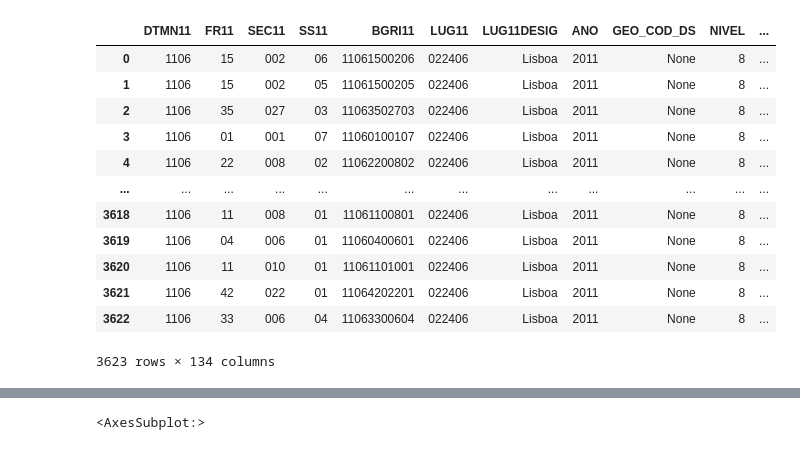
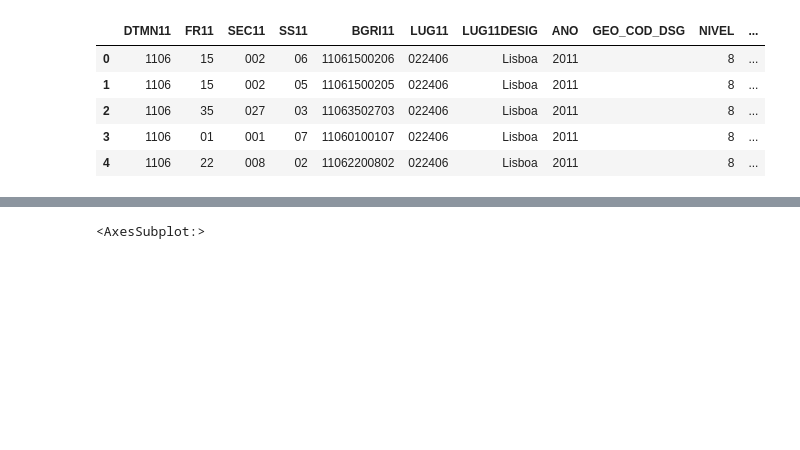
Before and after one commit to TJZLiu/Lisbon-freguesias, a Jupyter notebook: Lisbon freguesias.ipynb, the cells around one changed output, grey strips where cells are left out. Saved outputs shown, nothing was run; the diff lists cells and outputs as text; code cells hidden in the pictures; blank space fills up the shorter version.

```diff
--- a/Lisbon freguesias.ipynb
+++ b/Lisbon freguesias.ipynb
@@ -9,7 +9,7 @@ pd.set_option('display.width', 1000)
 
 old_f= gpd.read_file(r'data/old freguesias/old_freguesias.shp')
 current_f = gpd.read_file(r'data/current freguesias/freguesias.shp')
-BGRI2011 = gpd.read_file(r'data\census 2011\BGRI2011_1106_all.shp')
+BGRI2011 = gpd.read_file(r'data\census 2011\BGRI2011_1106_all.gpkg')
 # %%
 BGRI2021 = gpd.read_file(r"data\data censos 2021\BGRI2021_1106.gpkg")
 # %%
@@ -59,18 +59,11 @@ current_f.loc[6:7,:]
 | 6 | 110601 | Ajuda | LISBOA | LISBOA | REA PRINCIPAL | 287.66 | 287.66 | Ajuda | 15584 | ... |
 | 7 | 110602 | Alcntara | LISBOA | LISBOA | REA PRINCIPAL | 507.48 | 507.48 | Alcntara | 13943 | ... |
 # %%
-BGRI2011
+BGRI2011.head(5)
 # %% [output]
-|  | DTMN11 | FR11 | SEC11 | SS11 | BGRI11 | LUG11 | LUG11DESIG | ANO | GEO_COD_DS | NIVEL | ... |
-| 0 | 1106 | 15 | 002 | 06 | 11061500206 | 022406 | Lisboa | 2011 | None | 8 | ... |
-| 1 | 1106 | 15 | 002 | 05 | 11061500205 | 022406 | Lisboa | 2011 | None | 8 | ... |
-| 2 | 1106 | 35 | 027 | 03 | 11063502703 | 022406 | Lisboa | 2011 | None | 8 | ... |
-| 3 | 1106 | 01 | 001 | 07 | 11060100107 | 022406 | Lisboa | 2011 | None | 8 | ... |
-| 4 | 1106 | 22 | 008 | 02 | 11062200802 | 022406 | Lisboa | 2011 | None | 8 | ... |
-| ... | ... | ... | ... | ... | ... | ... | ... | ... | ... | ... | ... |
-| 3618 | 1106 | 11 | 008 | 01 | 11061100801 | 022406 | Lisboa | 2011 | None | 8 | ... |
-| 3619 | 1106 | 04 | 006 | 01 | 11060400601 | 022406 | Lisboa | 2011 | None | 8 | ... |
-| 3620 | 1106 | 11 | 010 | 01 | 11061101001 | 022406 | Lisboa | 2011 | None | 8 | ... |
-| 3621 | 1106 | 42 | 022 | 01 | 11064202201 | 022406 | Lisboa | 2011 | None | 8 | ... |
-| 3622 | 1106 | 33 | 006 | 04 | 11063300604 | 022406 | Lisboa | 2011 | None | 8 | ... |
+|  | DTMN11 | FR11 | SEC11 | SS11 | BGRI11 | LUG11 | LUG11DESIG | ANO | GEO_COD_DSG | NIVEL | ... |
+| 0 | 1106 | 15 | 002 | 06 | 11061500206 | 022406 | Lisboa | 2011 |  | 8 | ... |
+| 1 | 1106 | 15 | 002 | 05 | 11061500205 | 022406 | Lisboa | 2011 |  | 8 | ... |
+| 2 | 1106 | 35 | 027 | 03 | 11063502703 | 022406 | Lisboa | 2011 |  | 8 | ... |
+| 3 | 1106 | 01 | 001 | 07 | 11060100107 | 022406 | Lisboa | 2011 |  | 8 | ... |
+| 4 | 1106 | 22 | 008 | 02 | 11062200802 | 022406 | Lisboa | 2011 |  | 8 | ... |
-3623 rows × 134 columns
```
Also changed, not shown: parts of 3 cells of this notebook.
